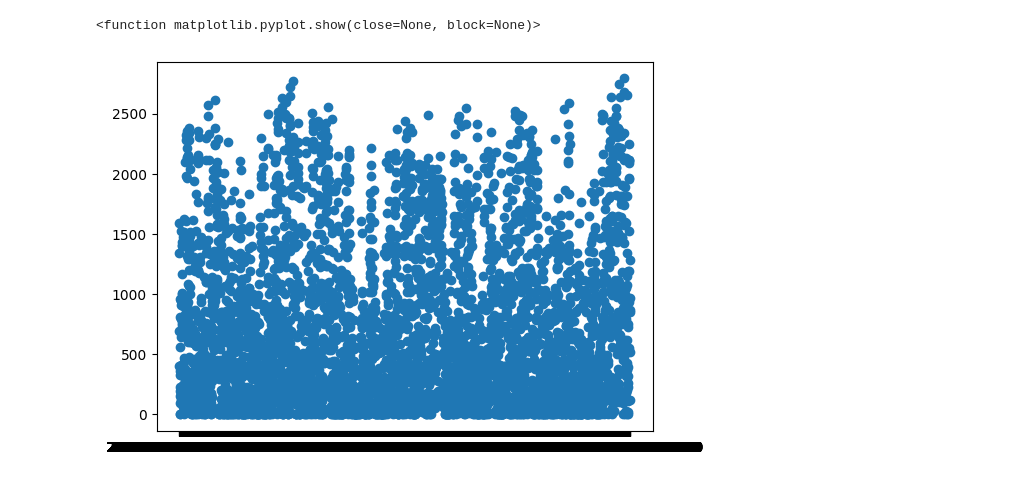
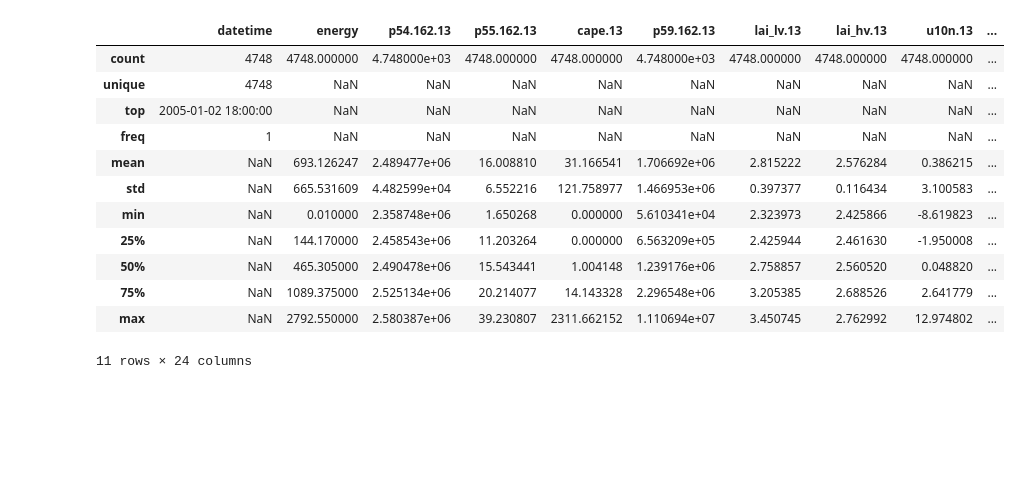
Before and after one commit to PaulaUc3m/Grupo4_P1AA, a Jupyter notebook: EDA_entrenamieto.ipynb, the cells around one changed output. Saved outputs shown, nothing was run; the diff lists cells and outputs as text; code cells hidden in the pictures; blank space fills up the shorter version.

```diff
--- a/EDA_entrenamieto.ipynb
+++ b/EDA_entrenamieto.ipynb
@@ -9,11 +18,7 @@ Mirar el displot de sns
 # %%
 data = pd.read_csv("wind_ava.csv")
-columnas = data.shape[1]
-lineas = data.shape[0]
-print(columnas, lineas)
 #Esto quita todas las columnas que no terminan en .13
 data = data.filter(regex='.*\.13|energy|datetime')
-print(data)
-print(data.isna().sum())
-print(data.isnull().sum().sum())
+print("El tamaño del data set es:" ,data.shape)
+data.describe(include='all')
 # %% [output]
@@ -37,6 +26,13 @@ dtype: int64
+|  | datetime | energy | p54.162.13 | p55.162.13 | cape.13 | p59.162.13 | lai_lv.13 | lai_hv.13 | u10n.13 | ... |
+| count | 4748 | 4748.000000 | 4.748000e+03 | 4748.000000 | 4748.000000 | 4.748000e+03 | 4748.000000 | 4748.000000 | 4748.000000 | ... |
+| unique | 4748 | NaN | NaN | NaN | NaN | NaN | NaN | NaN | NaN | ... |
+| top | 2005-01-02 18:00:00 | NaN | NaN | NaN | NaN | NaN | NaN | NaN | NaN | ... |
+| freq | 1 | NaN | NaN | NaN | NaN | NaN | NaN | NaN | NaN | ... |
+| mean | NaN | 693.126247 | 2.489477e+06 | 16.008810 | 31.166541 | 1.706692e+06 | 2.815222 | 2.576284 | 0.386215 | ... |
+| std | NaN | 665.531609 | 4.482599e+04 | 6.552216 | 121.758977 | 1.466953e+06 | 0.397377 | 0.116434 | 3.100583 | ... |
+| min | NaN | 0.010000 | 2.358748e+06 | 1.650268 | 0.000000 | 5.610341e+04 | 2.323973 | 2.425866 | -8.619823 | ... |
+| 25% | NaN | 144.170000 | 2.458543e+06 | 11.203264 | 0.000000 | 6.563209e+05 | 2.425944 | 2.461630 | -1.950008 | ... |
+| 50% | NaN | 465.305000 | 2.490478e+06 | 15.543441 | 1.004148 | 1.239176e+06 | 2.758857 | 2.560520 | 0.048820 | ... |
+| 75% | NaN | 1089.375000 | 2.525134e+06 | 20.214077 | 14.143328 | 2.296548e+06 | 3.205385 | 2.688526 | 2.641779 | ... |
+| max | NaN | 2792.550000 | 2.580387e+06 | 39.230807 | 2311.662152 | 1.110694e+07 | 3.450745 | 2.762992 | 12.974802 | ... |
+11 rows × 24 columns
-# %%
-plt.plot(data['datetime'], data['energy'], 'o');
-plt.show
-# %% [output]
-<function matplotlib.pyplot.show(close=None, block=None)>
-[figure, removed]
```
Also changed, not shown: parts of 19 cells of this notebook.
